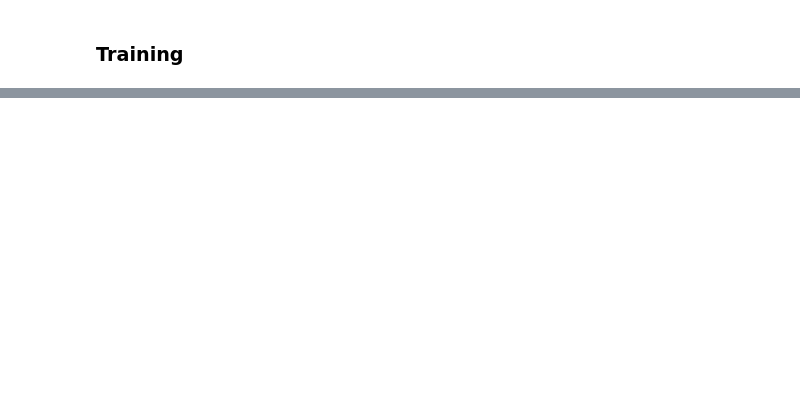
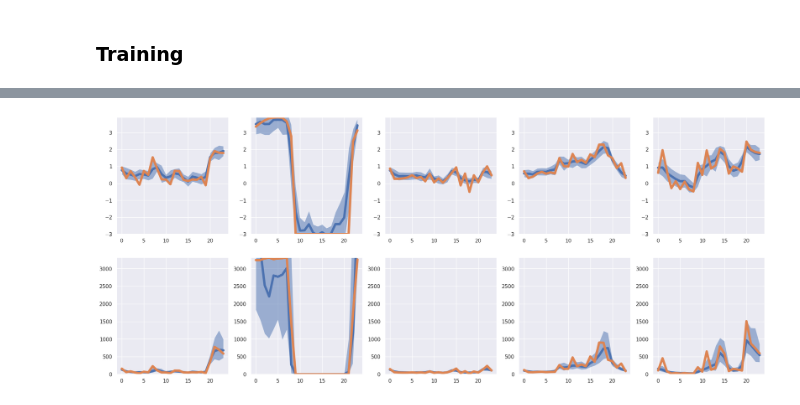
Before and after one commit to kabolat/behavio-temporal-vae, a Jupyter notebook: notebooks/sdg_baseline.ipynb, the cells around one changed output, grey strips where cells are left out. Cells and saved outputs as stored; diff of their text form; code cells hidden in the pictures; blank space fills up the shorter version.

```diff
--- a/notebooks/sdg_baseline.ipynb
+++ b/notebooks/sdg_baseline.ipynb
@@ -351,0 +336,7 @@ plt.show()
+# %%
+random_conditions = conditioner.get_random_conditions(1)
+## print random_conditions dictionary as a table
+print("{:<20}{:>5}".format("Condition", "Value"))
+print("="*25)
+for k, v in random_conditions[1].items():
+    print("{:<20}{:>5.2f}".format(k, v[0]))
@@ -388,0 +375,31 @@ plt.show()
+# %%
+### choose k random datapoints from the validation set
+k = 5
+random_idx = np.random.choice(len(X_val), k)
+x_val = torch.tensor(X_val[random_idx]).float()
+x_val_conditions = {k: v[random_idx][:,0] for k, v in conditions_val.items()}
+x_rec, z_rec = model.reconstruct(x_val, torch.tensor(conditioner.transform(x_val_conditions)).float())
+
+x_rec_mu = x_rec["params"]["mu"].detach().squeeze(0)
+x_rec_sigma = x_rec["params"]["sigma"].detach().squeeze(0)
+x_rec_pi = x_rec["params"]["pi"].detach().squeeze(0)
+
+x_val_denorm = utils.zero_preserved_log_denormalize(x_val.unsqueeze(0), nonzero_mean, nonzero_std, log_input=LOG_SPACE, zero_id=ZERO_ID, shift=SHIFT).squeeze()
+x_rec_denorm = utils.zero_preserved_log_denormalize(x_rec_mu, nonzero_mean, nonzero_std, log_input=LOG_SPACE, zero_id=ZERO_ID, shift=SHIFT).squeeze()*x_rec_pi.numpy()
+x_rec_denorm_sigma_low = utils.zero_preserved_log_denormalize(x_rec_mu - x_rec_sigma, nonzero_mean, nonzero_std, log_input=LOG_SPACE, zero_id=ZERO_ID, shift=SHIFT).squeeze()*x_rec_pi.numpy()
+x_rec_denorm_sigma_high = utils.zero_preserved_log_denormalize(x_rec_mu + x_rec_sigma, nonzero_mean, nonzero_std, log_input=LOG_SPACE, zero_id=ZERO_ID, shift=SHIFT).squeeze()*x_rec_pi.numpy()
+# %%
+fig, ax = plt.subplots(2, k, figsize=(5*k, 10))
+
+for i in range(k):
+    ax[0, i].plot(x_rec_mu[i], lw=5)
+    ax[0, i].fill_between(np.arange(x_val.shape[1]), (x_rec_mu-x_rec_sigma)[i], (x_rec_mu+x_rec_sigma)[i],alpha=0.5)
+    ax[0, i].plot(x_val[i], lw=5)
+    ax[0, i].set_ylim([torch.min(x_val).item(), torch.max(x_val).item()])
+
+    ax[1, i].plot(x_rec_denorm[i].T, lw=5)
+    ax[1, i].fill_between(np.arange(x_val_denorm.shape[1]), x_rec_denorm_sigma_low[i].T, x_rec_denorm_sigma_high[i].T, alpha=0.5)
+    ax[1, i].plot(x_val_denorm[i].T, lw=5)
+    ax[1, i].set_ylim([np.min(x_val_denorm).item(), np.max(x_val_denorm).item()])
+# %% [output]
+[figure, added]
```
Also changed, not shown: parts of 22 cells of this notebook.
